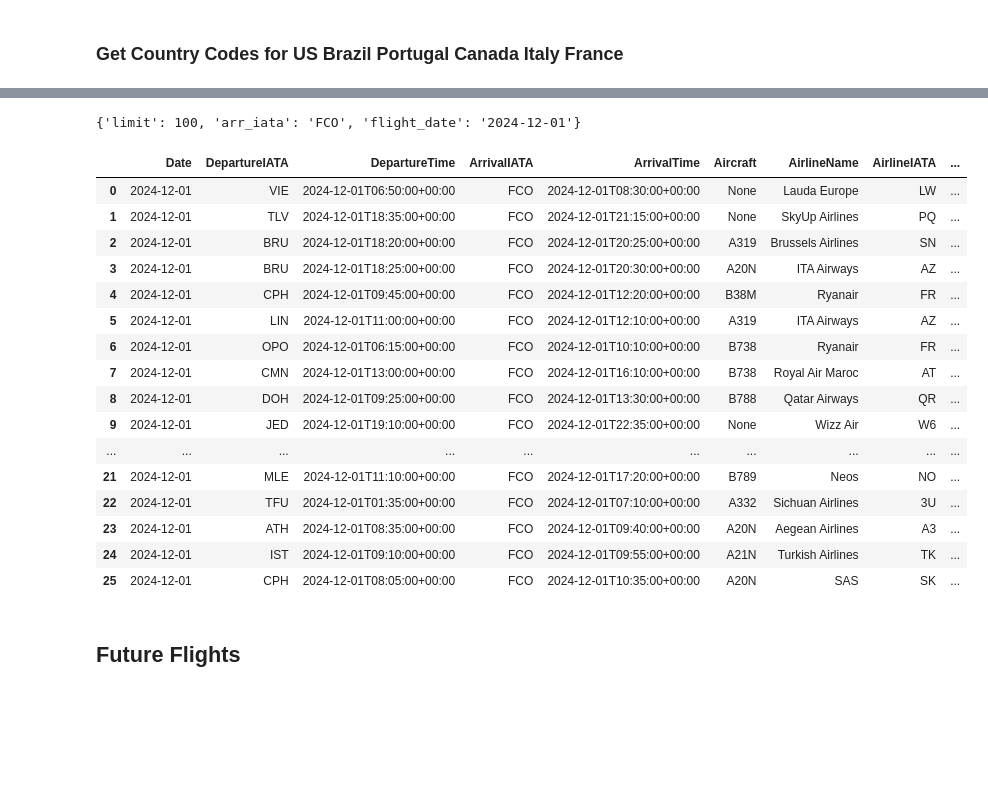
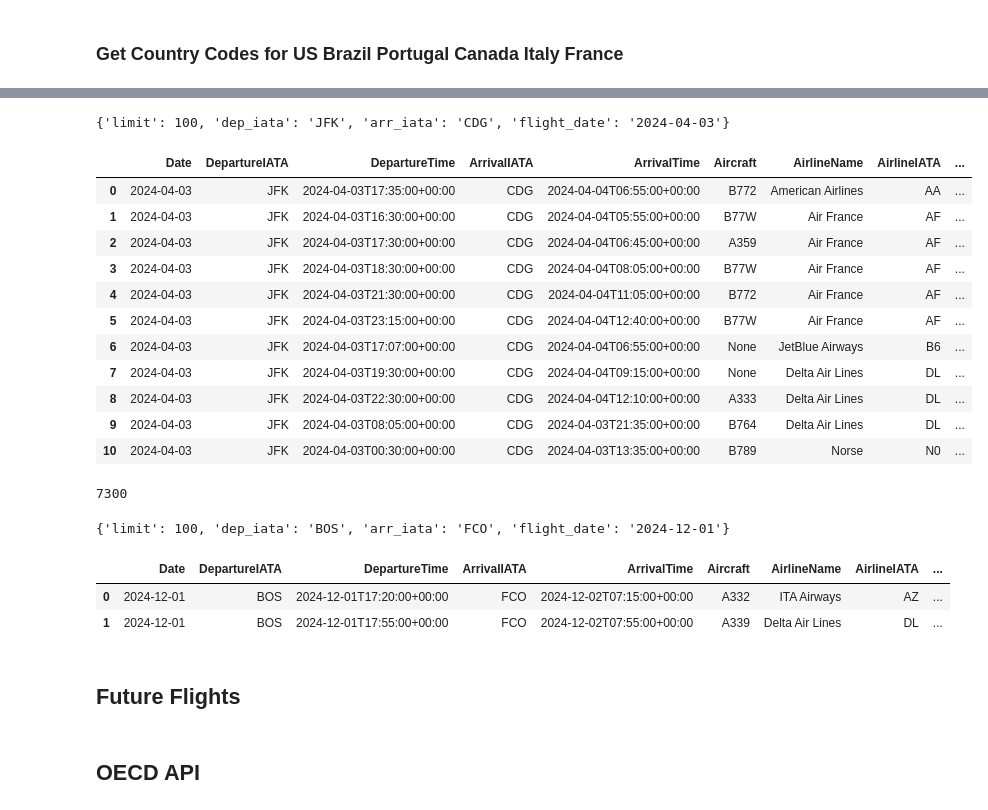
Before and after one commit to alexdelargy/DS320FinalProject, a Jupyter notebook: main.ipynb, the cells around one changed output, grey strips where cells are left out. Cells and saved outputs as stored; diff of their text form; code cells hidden in the pictures; blank space fills up the shorter version.

```diff
--- a/main.ipynb
+++ b/main.ipynb
@@ -129,24 +109,0 @@ France_airports = pd.read_csv(r'Data/Airports/France_airports.csv')
-# %%
-df = getHistoricalFlights(arrivalIATA="FCO", date='2024-12-01')
-# %% [output]
-{'limit': 100, 'arr_iata': 'FCO', 'flight_date': '2024-12-01'}
-# %%
-df
-# %% [output]
-|  | Date | DepartureIATA | DepartureTime | ArrivalIATA | ArrivalTime | Aircraft | AirlineName | AirlineIATA | ... |
-| 0 | 2024-12-01 | VIE | 2024-12-01T06:50:00+00:00 | FCO | 2024-12-01T08:30:00+00:00 | None | Lauda Europe | LW | ... |
-| 1 | 2024-12-01 | TLV | 2024-12-01T18:35:00+00:00 | FCO | 2024-12-01T21:15:00+00:00 | None | SkyUp Airlines | PQ | ... |
-| 2 | 2024-12-01 | BRU | 2024-12-01T18:20:00+00:00 | FCO | 2024-12-01T20:25:00+00:00 | A319 | Brussels Airlines | SN | ... |
-| 3 | 2024-12-01 | BRU | 2024-12-01T18:25:00+00:00 | FCO | 2024-12-01T20:30:00+00:00 | A20N | ITA Airways | AZ | ... |
-| 4 | 2024-12-01 | CPH | 2024-12-01T09:45:00+00:00 | FCO | 2024-12-01T12:20:00+00:00 | B38M | Ryanair | FR | ... |
-| 5 | 2024-12-01 | LIN | 2024-12-01T11:00:00+00:00 | FCO | 2024-12-01T12:10:00+00:00 | A319 | ITA Airways | AZ | ... |
-| 6 | 2024-12-01 | OPO | 2024-12-01T06:15:00+00:00 | FCO | 2024-12-01T10:10:00+00:00 | B738 | Ryanair | FR | ... |
-| 7 | 2024-12-01 | CMN | 2024-12-01T13:00:00+00:00 | FCO | 2024-12-01T16:10:00+00:00 | B738 | Royal Air Maroc | AT | ... |
-| 8 | 2024-12-01 | DOH | 2024-12-01T09:25:00+00:00 | FCO | 2024-12-01T13:30:00+00:00 | B788 | Qatar Airways | QR | ... |
-| 9 | 2024-12-01 | JED | 2024-12-01T19:10:00+00:00 | FCO | 2024-12-01T22:35:00+00:00 | None | Wizz Air | W6 | ... |
-| ... | ... | ... | ... | ... | ... | ... | ... | ... | ... |
-| 21 | 2024-12-01 | MLE | 2024-12-01T11:10:00+00:00 | FCO | 2024-12-01T17:20:00+00:00 | B789 | Neos | NO | ... |
-| 22 | 2024-12-01 | TFU | 2024-12-01T01:35:00+00:00 | FCO | 2024-12-01T07:10:00+00:00 | A332 | Sichuan Airlines | 3U | ... |
-| 23 | 2024-12-01 | ATH | 2024-12-01T08:35:00+00:00 | FCO | 2024-12-01T09:40:00+00:00 | A20N | Aegean Airlines | A3 | ... |
-| 24 | 2024-12-01 | IST | 2024-12-01T09:10:00+00:00 | FCO | 2024-12-01T09:55:00+00:00 | A21N | Turkish Airlines | TK | ... |
-| 25 | 2024-12-01 | CPH | 2024-12-01T08:05:00+00:00 | FCO | 2024-12-01T10:35:00+00:00 | A20N | SAS | SK | ... |
@@ -155,3 +127,34 @@ dates = [datetime(2024, 1, 1) + timedelta(days=i) for i in range(366)]
+# %%
+getHistoricalFlights(departureIATA='JFK', arrivalIATA='CDG', date='2024-04-03')
+# %% [output]
+{'limit': 100, 'dep_iata': 'JFK', 'arr_iata': 'CDG', 'flight_date': '2024-04-03'}
+|  | Date | DepartureIATA | DepartureTime | ArrivalIATA | ArrivalTime | Aircraft | AirlineName | AirlineIATA | ... |
+| 0 | 2024-04-03 | JFK | 2024-04-03T17:35:00+00:00 | CDG | 2024-04-04T06:55:00+00:00 | B772 | American Airlines | AA | ... |
+| 1 | 2024-04-03 | JFK | 2024-04-03T16:30:00+00:00 | CDG | 2024-04-04T05:55:00+00:00 | B77W | Air France | AF | ... |
+| 2 | 2024-04-03 | JFK | 2024-04-03T17:30:00+00:00 | CDG | 2024-04-04T06:45:00+00:00 | A359 | Air France | AF | ... |
+| 3 | 2024-04-03 | JFK | 2024-04-03T18:30:00+00:00 | CDG | 2024-04-04T08:05:00+00:00 | B77W | Air France | AF | ... |
+| 4 | 2024-04-03 | JFK | 2024-04-03T21:30:00+00:00 | CDG | 2024-04-04T11:05:00+00:00 | B772 | Air France | AF | ... |
+| 5 | 2024-04-03 | JFK | 2024-04-03T23:15:00+00:00 | CDG | 2024-04-04T12:40:00+00:00 | B77W | Air France | AF | ... |
+| 6 | 2024-04-03 | JFK | 2024-04-03T17:07:00+00:00 | CDG | 2024-04-04T06:55:00+00:00 | None | JetBlue Airways | B6 | ... |
+| 7 | 2024-04-03 | JFK | 2024-04-03T19:30:00+00:00 | CDG | 2024-04-04T09:15:00+00:00 | None | Delta Air Lines | DL | ... |
+| 8 | 2024-04-03 | JFK | 2024-04-03T22:30:00+00:00 | CDG | 2024-04-04T12:10:00+00:00 | A333 | Delta Air Lines | DL | ... |
+| 9 | 2024-04-03 | JFK | 2024-04-03T08:05:00+00:00 | CDG | 2024-04-03T21:35:00+00:00 | B764 | Delta Air Lines | DL | ... |
+| 10 | 2024-04-03 | JFK | 2024-04-03T00:30:00+00:00 | CDG | 2024-04-03T13:35:00+00:00 | B789 | Norse | N0 | ... |
+# %%
+365*len(airport_combinations)
+# %% [output]
+7300
+# %%
+df_all_flights = pd.DataFrame(columns=['Date', 'DepartureIATA', 'DepartureTime', 'ArrivalIATA', 'ArrivalTime', 'Aircraft', 'AirlineName', 'AirlineIATA', 'FlightNumberIATA'])
+for city_pair in airport_combinations:
+    for current_date in dates:
+        temp_df = getHistoricalFlights(departureIATA=city_pair[0], arrivalIATA=city_pair[1], date=current_date)
+        df_all_flights = pd.concat([temp_df, df_all_flights], ignore_index=True)
+# %% [output]
+{'limit': 100, 'dep_iata': 'BOS', 'arr_iata': 'FCO', 'flight_date': '2024-12-01'}
+|  | Date | DepartureIATA | DepartureTime | ArrivalIATA | ArrivalTime | Aircraft | AirlineName | AirlineIATA | ... |
+| 0 | 2024-12-01 | BOS | 2024-12-01T17:20:00+00:00 | FCO | 2024-12-02T07:15:00+00:00 | A332 | ITA Airways | AZ | ... |
+| 1 | 2024-12-01 | BOS | 2024-12-01T17:55:00+00:00 | FCO | 2024-12-02T07:55:00+00:00 | A339 | Delta Air Lines | DL | ... |
 # %% [markdown]
 ## Future Flights
 # %%
@@ -203,3 +206,5 @@ def getFutureFlights(departureIATA: str=None, arrivalIATA: str=None, date: str=N
     return df
 # %%
 getFutureFlights(departureIATA="ATL", date="2024-11-29", airlineIATA="DL")
+# %% [markdown]
+## OECD API
```
Also changed, not shown: parts of 11 cells of this notebook, 7 other files.
